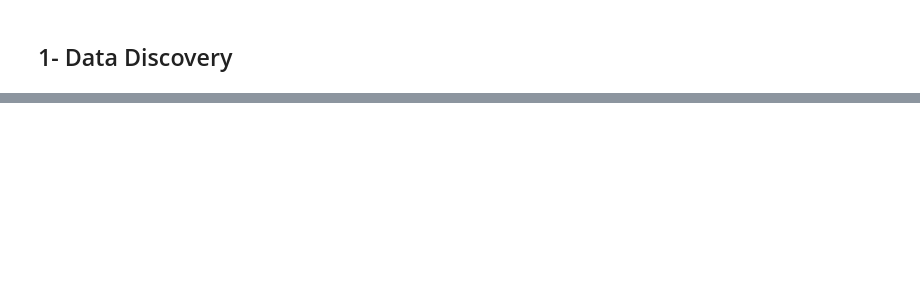
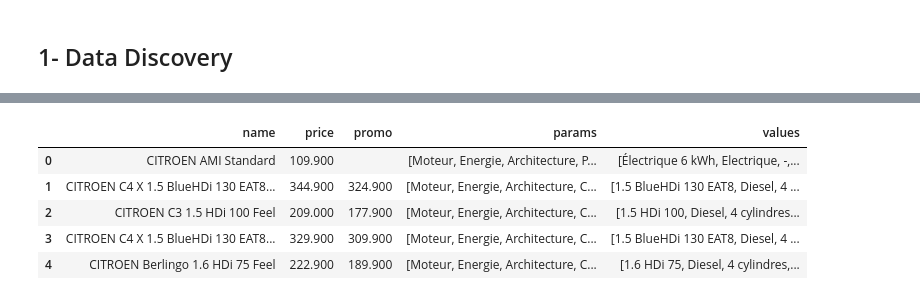
Before and after one commit to Heisenberghj7/Cars-Recommendation, a Jupyter notebook: data_cleaning.ipynb, the cells around one changed output, grey strips where cells are left out. Saved outputs shown, nothing was run; the diff lists cells and outputs as text; code cells hidden in the pictures; blank space fills up the shorter version.

Commit message:
Spider_scraping & Cleaning

```diff
--- a/data_cleaning.ipynb
+++ b/data_cleaning.ipynb
@@ -130,0 +8,10 @@ New_Cars=New_Cars.rename(columns = {"Cylindrée":"Cylindrée (cm³)","Puissance
+# %%
+New_Cars=pd.read_json("C:\\Users\\HAJJARI\\Desktop\\AI\\13-GithubRepos\\Cars-Recommendation\\CarsData_Scrapy\\CarsData_Scrapy\\spiders\\4-fiche_technique.json")
+New_Cars.head()
+# %% [output]
+|  | name | price | promo | params | values |
+| 0 | CITROEN AMI Standard | 109.900 |  | [Moteur, Energie, Architecture, P... | [Électrique 6 kWh, Electrique, -,... |
+| 1 | CITROEN C4 X 1.5 BlueHDi 130 EAT8... | 344.900 | 324.900 | [Moteur, Energie, Architecture, C... | [1.5 BlueHDi 130 EAT8, Diesel, 4 ... |
+| 2 | CITROEN C3 1.5 HDi 100 Feel | 209.000 | 177.900 | [Moteur, Energie, Architecture, C... | [1.5 HDi 100, Diesel, 4 cylindres... |
+| 3 | CITROEN C4 X 1.5 BlueHDi 130 EAT8... | 329.900 | 309.900 | [Moteur, Energie, Architecture, C... | [1.5 BlueHDi 130 EAT8, Diesel, 4 ... |
+| 4 | CITROEN Berlingo 1.6 HDi 75 Feel | 222.900 | 189.900 | [Moteur, Energie, Architecture, C... | [1.6 HDi 75, Diesel, 4 cylindres,... |
```
Also changed, not shown: parts of 25 cells of this notebook, 37 other files.
